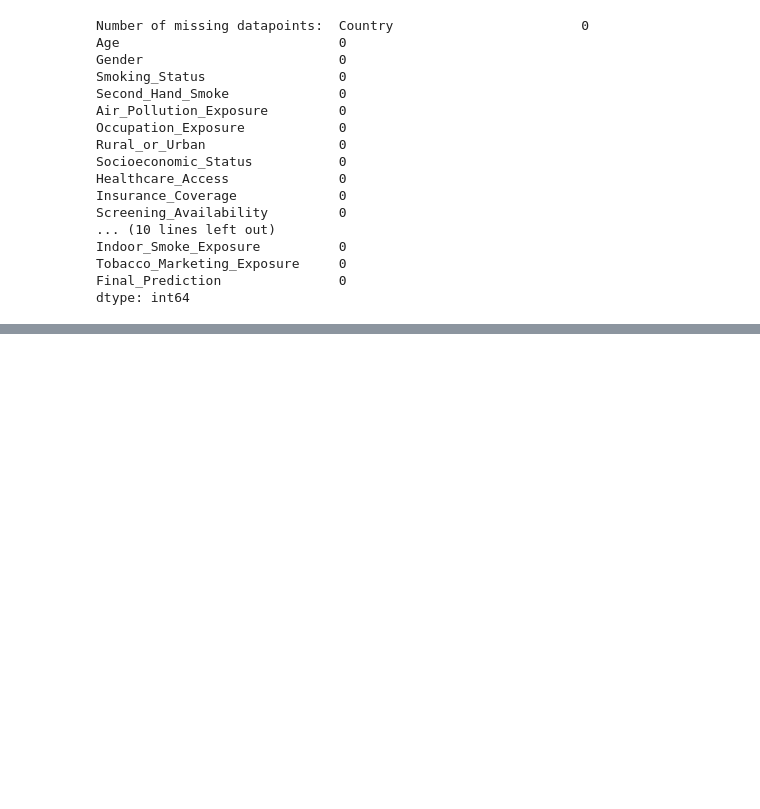
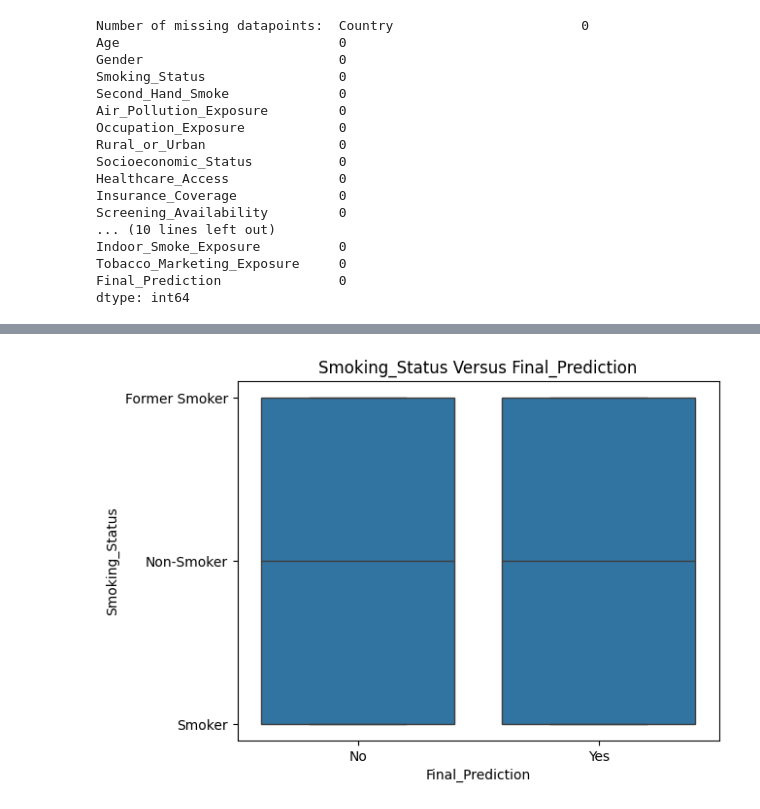
Before and after one commit to aaron-moler/DATA-601-Group-Project, a Jupyter notebook: lung_cancer_analysis.ipynb, the cells around one changed output, grey strips where cells are left out. Cells and saved outputs as stored; diff of their text form; code cells hidden in the pictures; blank space fills up the shorter version.

```diff
--- a/lung_cancer_analysis.ipynb
+++ b/lung_cancer_analysis.ipynb
@@ -169,0 +227,4 @@ dtype: int64
+# %%
+lungVisual.variable_vs_target("Smoking_Status","Final_Prediction")
+# %% [output]
+[figure, added]
```
Also changed, not shown: parts of 9 cells of this notebook, 3 other files.
